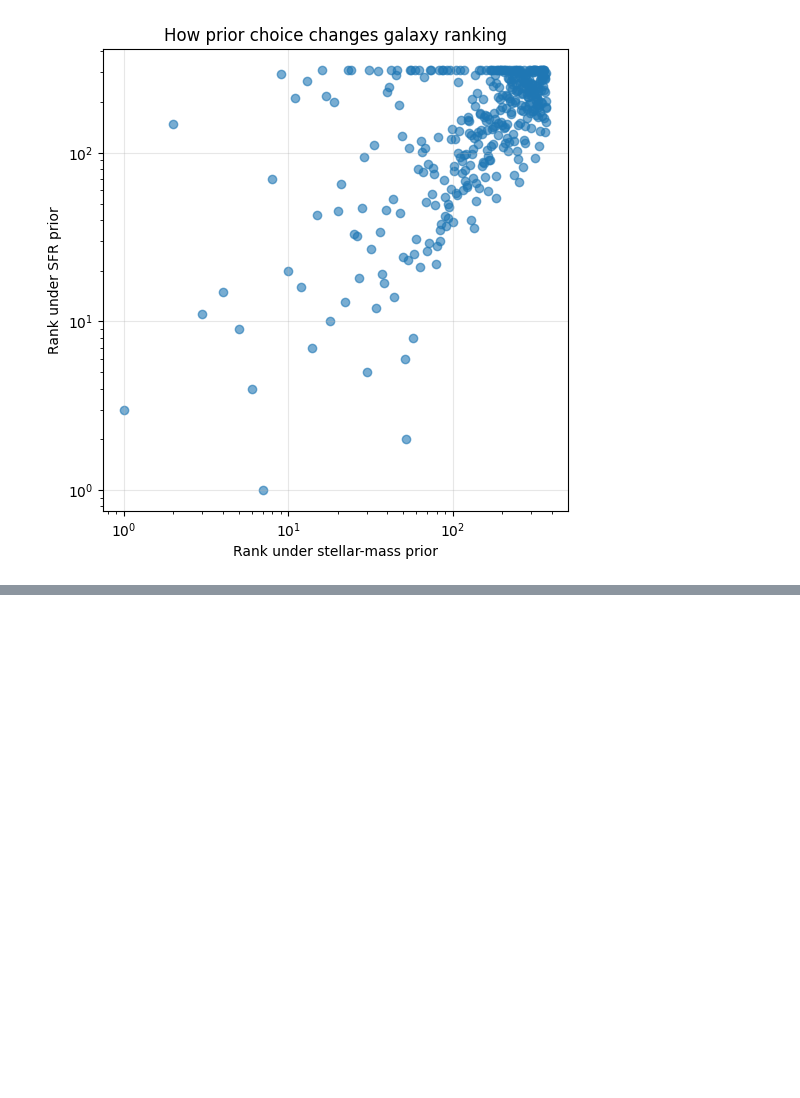
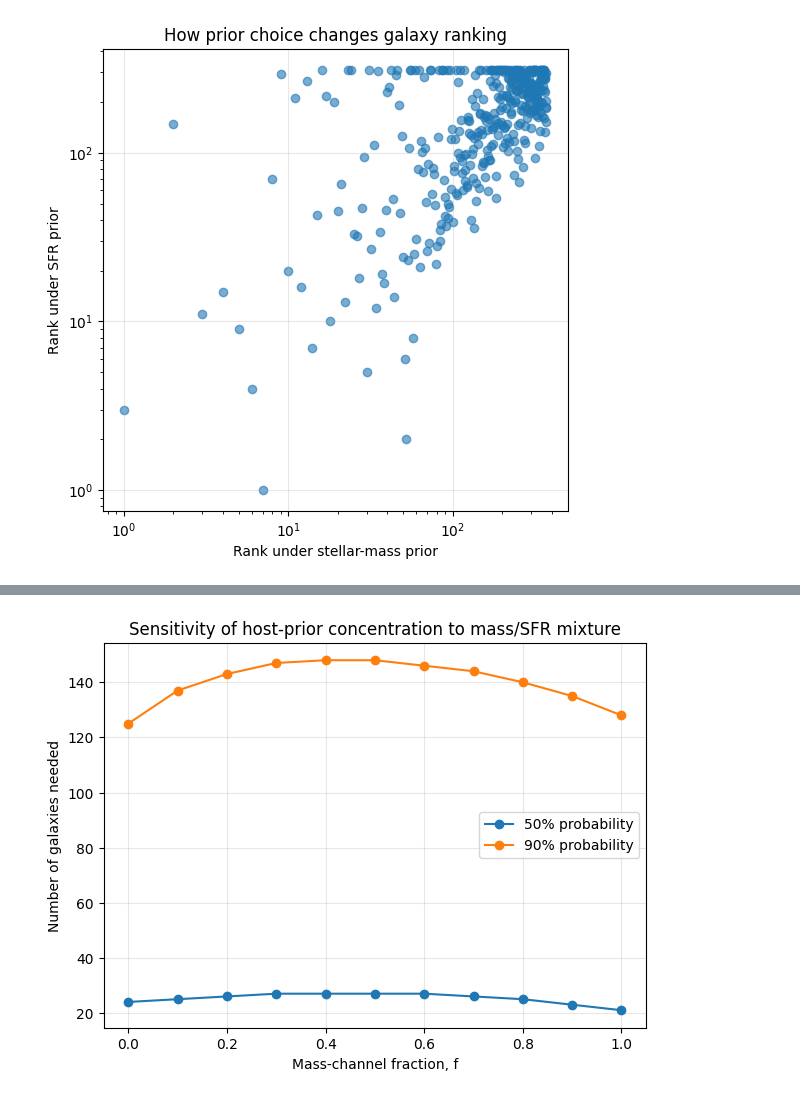
Before and after one commit to saatour/GW170817, a Jupyter notebook: 260427_Bayesian_Test_EAGLE_data.ipynb, the cells around one changed output, grey strips where cells are left out. Drawn from its saved outputs; the diff is of its cells as text; code cells hidden in the pictures; blank space fills up the shorter version.

```diff
--- a/260427_Bayesian_Test_EAGLE_data.ipynb
+++ b/260427_Bayesian_Test_EAGLE_data.ipynb
@@ -409,3 +409,13 @@ Using 90% sky area + equal-tailed 90% distance shell:
 # %% [output]
   Preparing metadata (setup.py) ... done
   Building wheel for eagleSqlTools (setup.py) ... done
+# %%
+import eagleSqlTools as sql
+import getpass
+
+EAGLE_USER = "nmq680"
+EAGLE_PASSWORD = "zw59ha64"
+""
+con = sql.connect(EAGLE_USER, password=EAGLE_PASSWORD)
+
+print("Connected to EAGLE.")
@@ -757,0 +832,13 @@ display(summary_df)
+# %%
+plt.figure(figsize=(7,5))
+plt.plot(summary_df["f_mass_channel"], summary_df["n_galaxies_for_50pct"], marker="o", label="50% probability")
+plt.plot(summary_df["f_mass_channel"], summary_df["n_galaxies_for_90pct"], marker="o", label="90% probability")
+
+plt.xlabel("Mass-channel fraction, f")
+plt.ylabel("Number of galaxies needed")
+plt.title("Sensitivity of host-prior concentration to mass/SFR mixture")
+plt.legend()
+plt.grid(alpha=0.3)
+plt.show()
+# %% [output]
+[figure, added]
```
Also changed, not shown: parts of 12 cells of this notebook.
